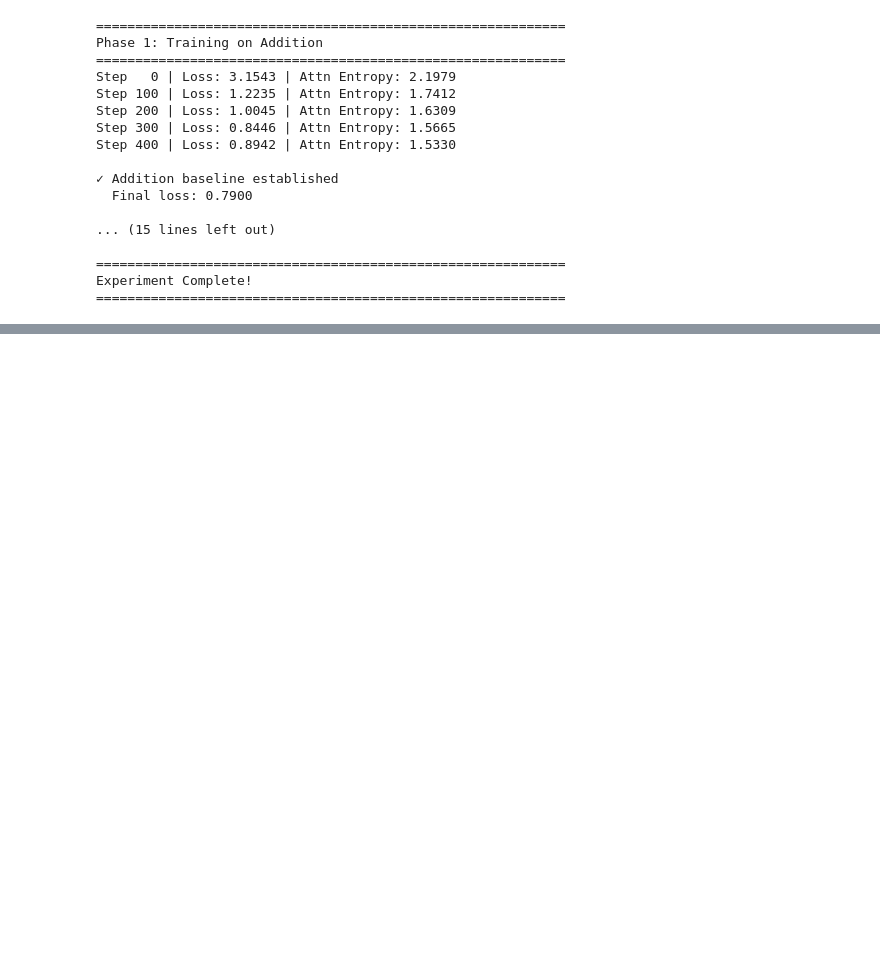
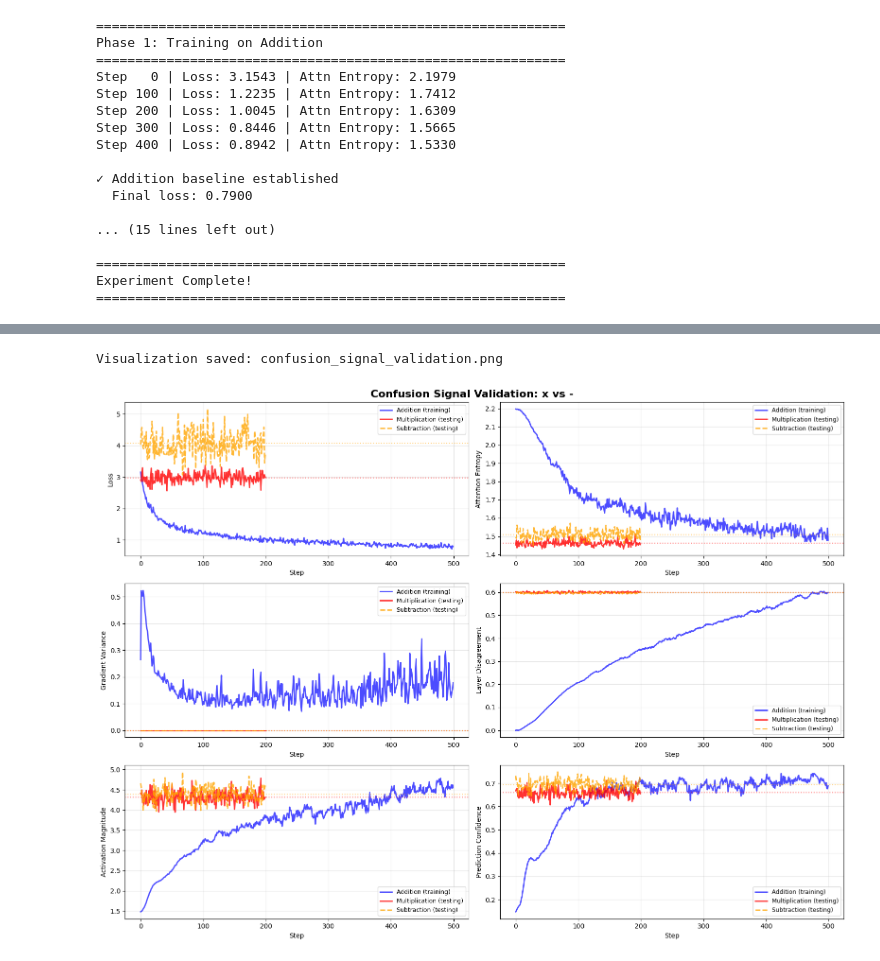
Before and after one commit to vitalune/GenesisAGI, a Jupyter notebook: step0/confusion_validation.ipynb, the cells around one changed output, grey strips where cells are left out. Drawn from its saved outputs; the diff is of its cells as text; code cells hidden in the pictures; blank space fills up the shorter version.

Commit message:
implement: confusion validation script + fix: def reconciliation + add: training plot

```diff
--- a/step0/confusion_validation.ipynb
+++ b/step0/confusion_validation.ipynb
@@ -137,0 +274,6 @@ Experiment Complete!
+# %%
+# create visualization
+visualize_confusion_signals(results)
+# %% [output]
+Visualization saved: confusion_signal_validation.png
+[figure, added]
```
Also changed, not shown: parts of 3 cells of this notebook, 1 other file.
